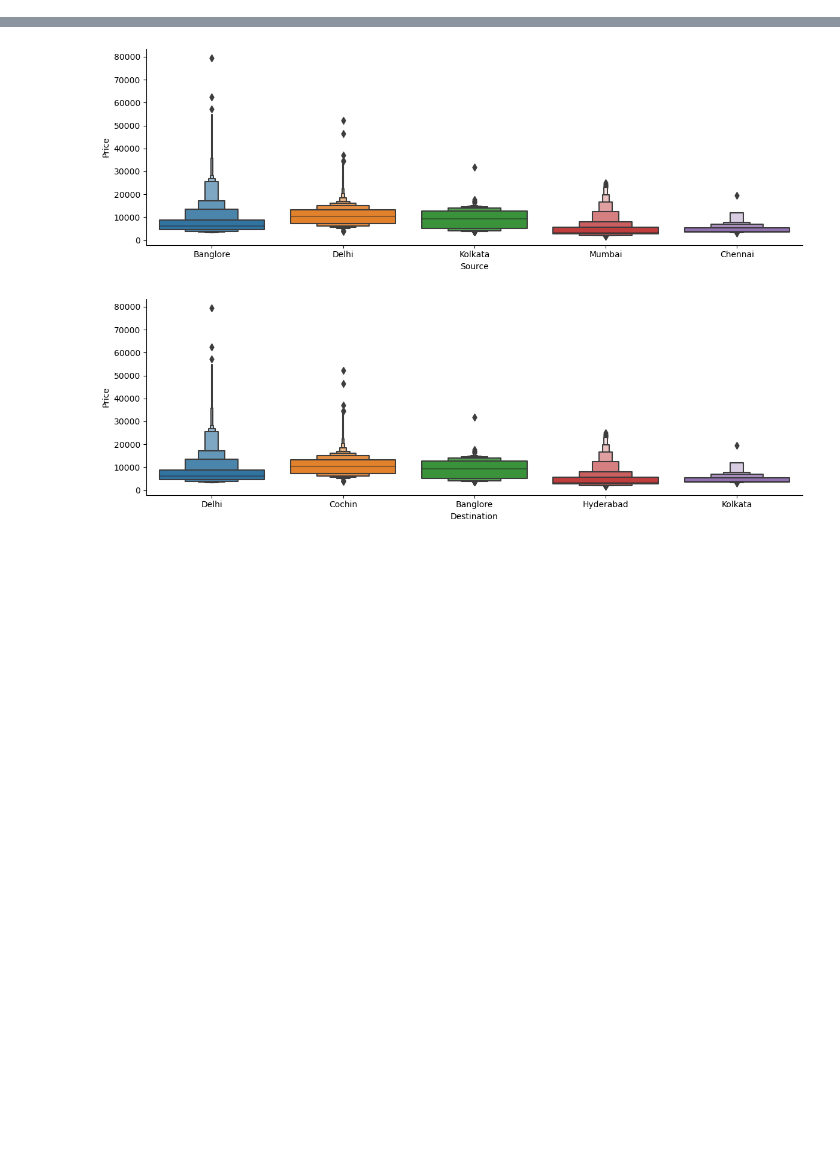
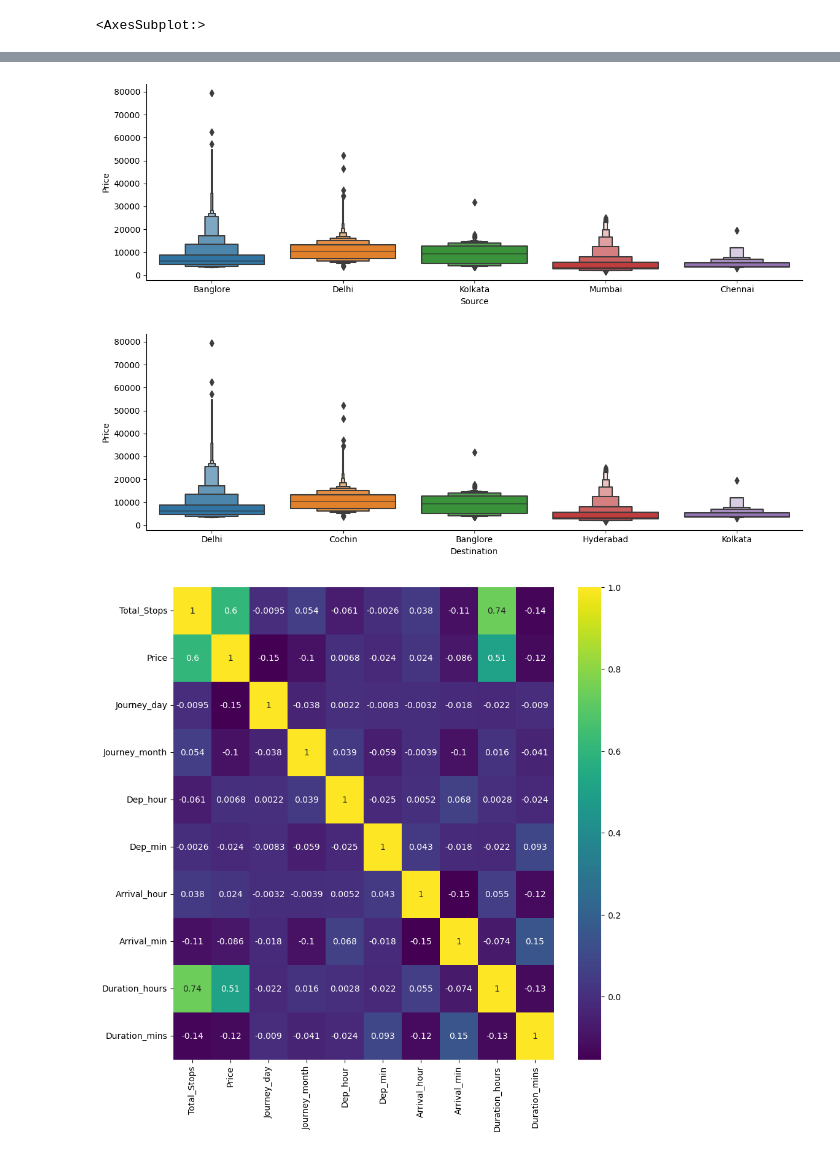
Before and after one commit to ovoegajivwie/March-April-DS-project, a Jupyter notebook: Flight Price Prediction– with source code – data visualizations – interesting project – 2024.ipynb, the cells around one changed output, grey strips where cells are left out. Cells and saved outputs as stored; diff of their text form; code cells hidden in the pictures; blank space fills up the shorter version.

```diff
--- a/Flight Price Prediction– with source code – data visualizations – interesting project – 2024.ipynb
+++ b/Flight Price Prediction– with source code – data visualizations – interesting project – 2024.ipynb
@@ -121,7 +121,15 @@ print(data_train.head())
 X = data_train.drop('Price', axis=1)
 print(X.head())
 
-#stop date: 02/04/2024
+#Take out train data labels
+y = data_train['Price']
+print(y.head())
+
+#Checking correlations between columns
+plt.figure(figsize=(10,10))
+sns.heatmap(train_data.corr(),cmap='viridis',annot=True)
+
+#stop date: 03/04/2024
 #end date:
 # %% [output]
        Airline Date_of_Journey    Source Destination                  Route  \
@@ -144,3 +152,5 @@ print(X.head())
+<AxesSubplot:>
 [figure]
 [figure]
 [figure]
+[figure, added]
```
Also changed, not shown: parts of 1 cell of this notebook.
